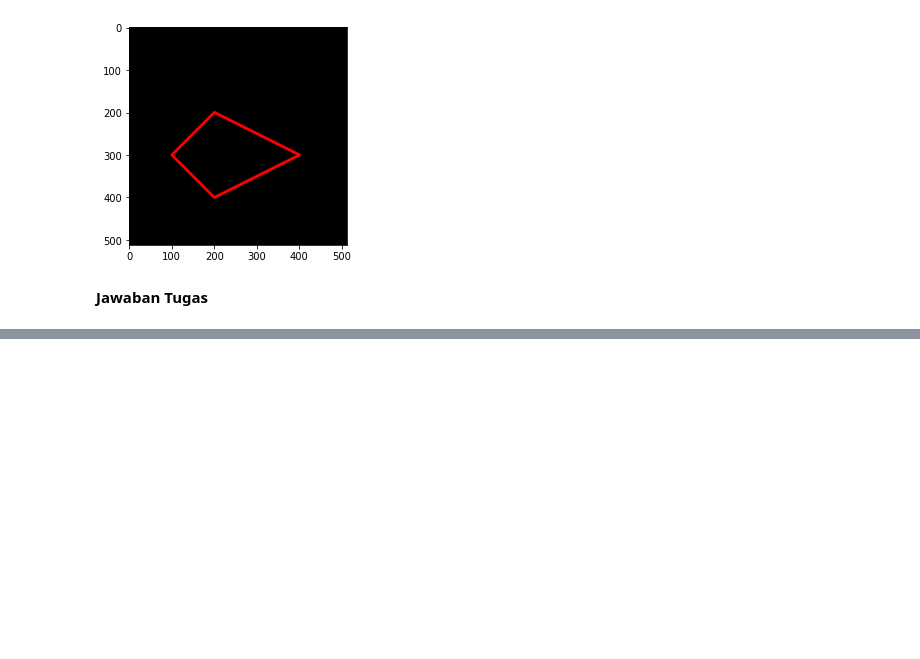
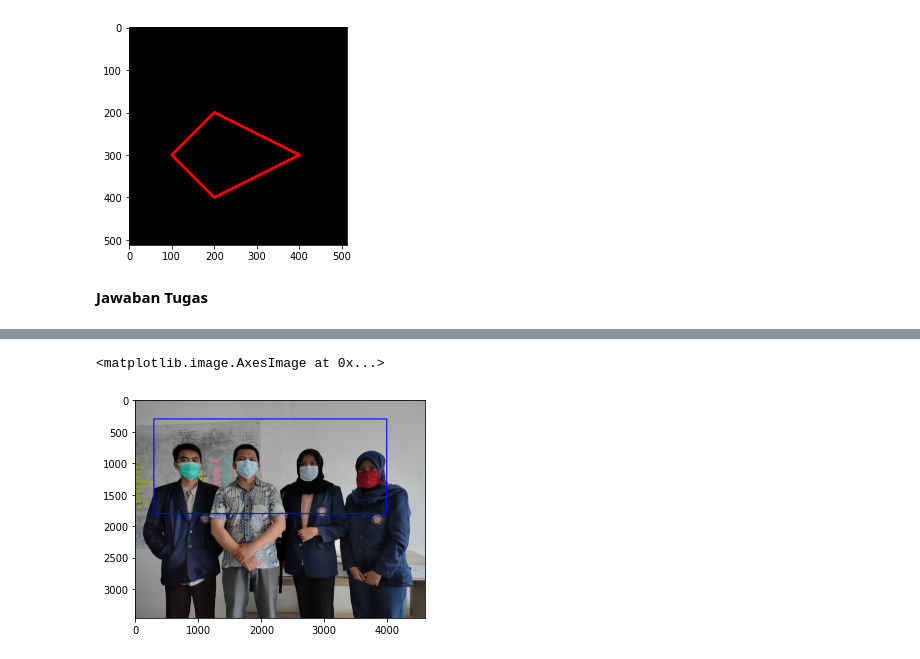
Before and after one commit to fidelatrstyni/PCVK_Genap_2021, a Jupyter notebook: Week2.ipynb, the cells around one changed output, grey strips where cells are left out. Drawn from its saved outputs; the diff is of its cells as text; code cells hidden in the pictures; blank space fills up the shorter version.

```diff
--- a/Week2.ipynb
+++ b/Week2.ipynb
@@ -142,0 +150,6 @@ plt.imshow(black_img2)
+# %%
+cv.rectangle(img_act1,pt1=(4000,1800),pt2=(300,300),color=(0,0,255),thickness=15)
+plt.imshow(img_act1)
+# %% [output]
+<matplotlib.image.AxesImage at 0x...>
+[figure, added]
```
Also changed, not shown: parts of 1 cell of this notebook.
